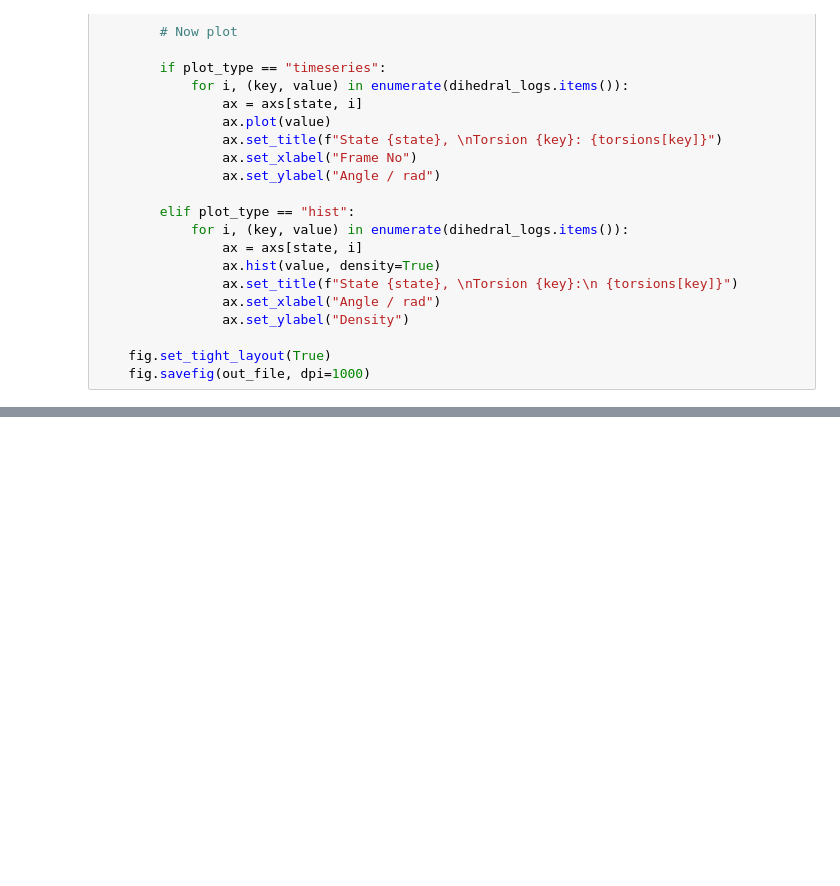
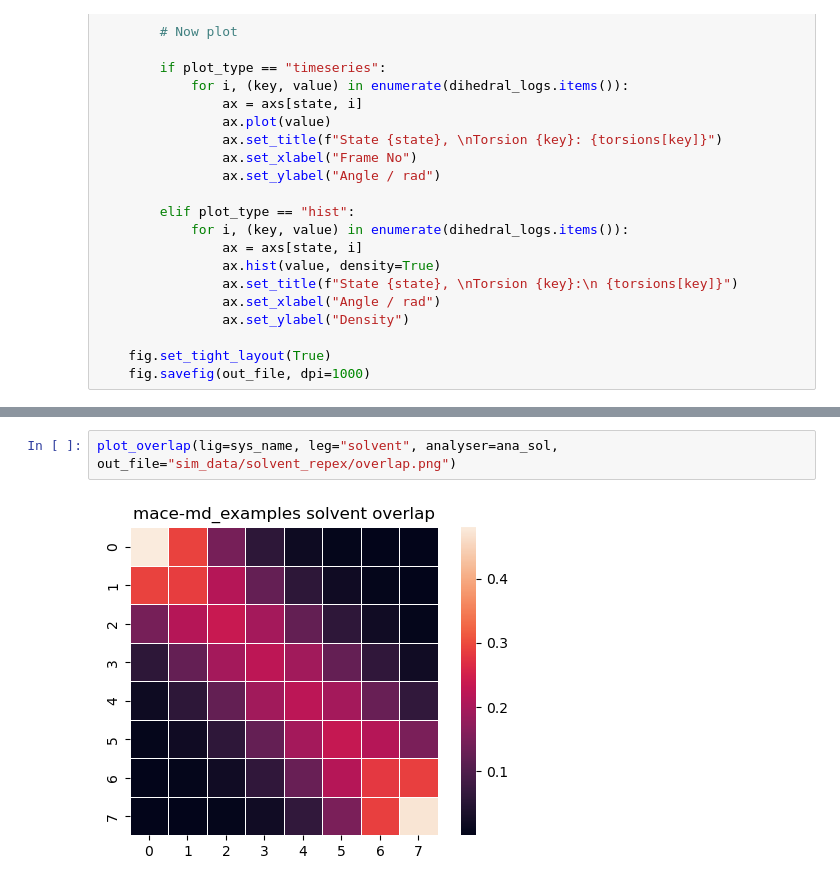
Before and after one commit to jharrymoore/mace-md-examples, a Jupyter notebook: repex_analysis.ipynb, the cells around one changed output, grey strips where cells are left out. Drawn from its saved outputs; the diff is of its cells as text; blank space fills up the shorter version.

```diff
--- a/repex_analysis.ipynb
+++ b/repex_analysis.ipynb
@@ -626,0 +645,4 @@ def plot_torsions(pdb_file, path_nc, analyser, out_file,
+# %%
+plot_overlap(lig=sys_name, leg="solvent", analyser=ana_sol, out_file="sim_data/solvent_repex/overlap.png")
+# %% [output]
+[figure, added]
```
Also changed, not shown: parts of 3 cells of this notebook, 18 other files.
